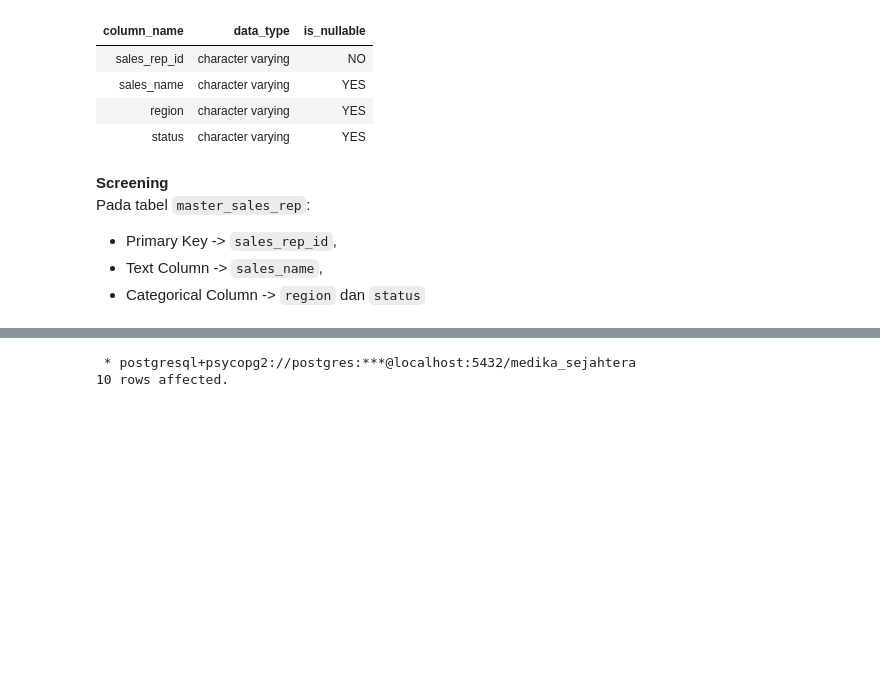
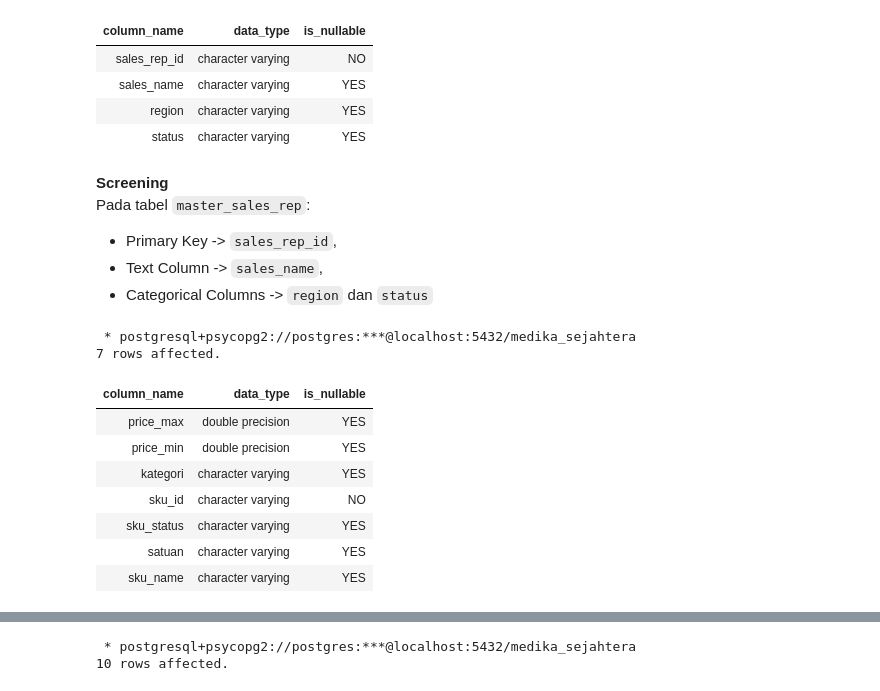
Before and after one commit to Rpfitrah/return-analysis-medika-sejahtera, a Jupyter notebook: Notebook/01_data_understanding.ipynb, the cells around one changed output, grey strips where cells are left out. Saved outputs shown, nothing was run; the diff lists cells and outputs as text; code cells hidden in the pictures; blank space fills up the shorter version.

Commit message:
attribute master_sku

```diff
--- a/Notebook/01_data_understanding.ipynb
+++ b/Notebook/01_data_understanding.ipynb
@@ -429,4 +429,25 @@ WHERE
 Pada tabel `master_sales_rep`:
 - Primary Key -> `sales_rep_id`,
 - Text Column -> `sales_name`,
-- Categorical Column -> `region` dan `status`
+- Categorical Columns -> `region` dan `status`
+# %%
+%%sql
+SELECT
+    column_name,
+    data_type,
+    is_nullable
+FROM
+    information_schema.columns
+WHERE
+    table_name = 'master_sku'
+# %% [output]
+ * postgresql+psycopg2://postgres:***@localhost:5432/medika_sejahtera
+7 rows affected.
+| column_name | data_type | is_nullable |
+| price_max | double precision | YES |
+| price_min | double precision | YES |
+| kategori | character varying | YES |
+| sku_id | character varying | NO |
+| sku_status | character varying | YES |
+| satuan | character varying | YES |
+| sku_name | character varying | YES |
```
Also changed, not shown: parts of 3 cells of this notebook.
